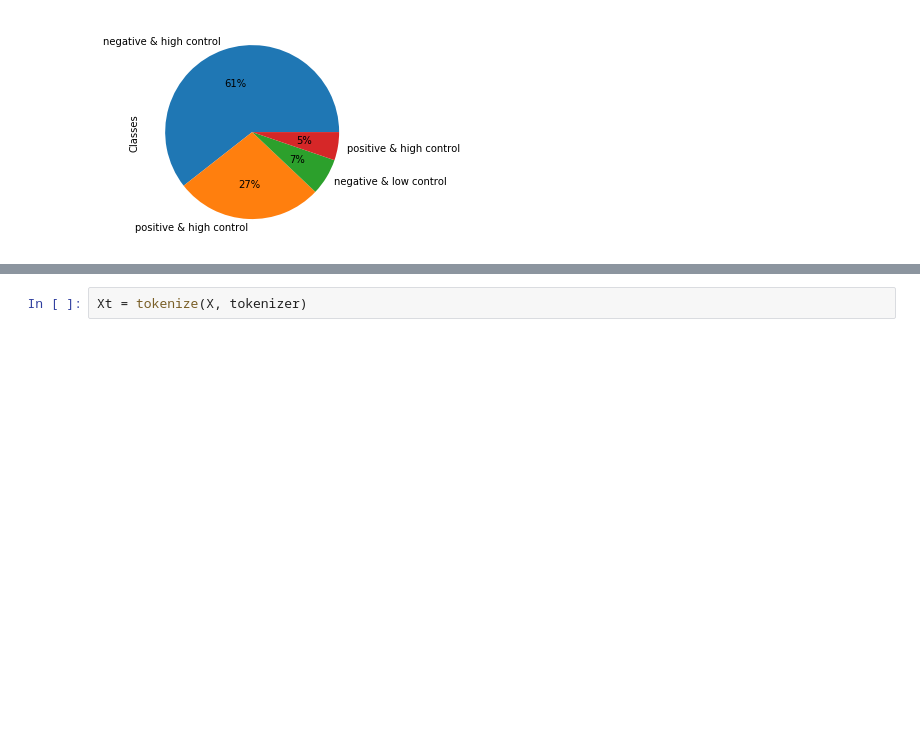
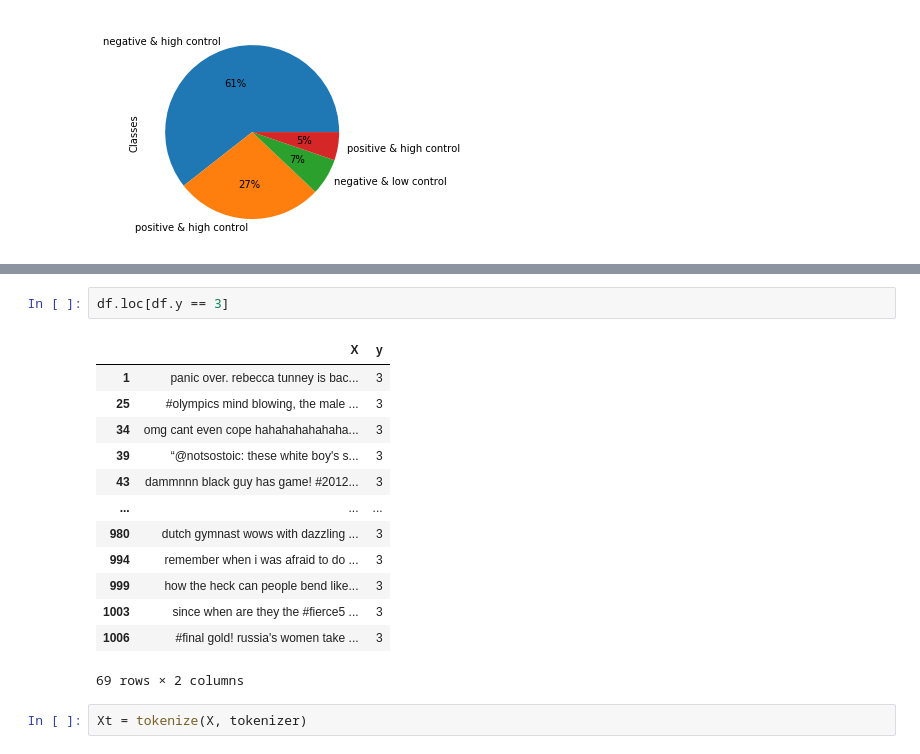
Before and after one commit to karabellyj/emoji-gpt2, a Jupyter notebook: notebooks/Olympic-experiments.ipynb, the cells around one changed output, grey strips where cells are left out. Saved outputs shown, nothing was run; the diff lists cells and outputs as text; blank space fills up the shorter version.

```diff
--- a/notebooks/Olympic-experiments.ipynb
+++ b/notebooks/Olympic-experiments.ipynb
@@ -115,3 +152,19 @@ Name: X, Length: 277, dtype: object
+# %%
+df.loc[df.y == 3]
+# %% [output]
+|  | X | y |
+| 1 | panic over. rebecca tunney is bac... | 3 |
+| 25 | #olympics mind blowing, the male ... | 3 |
+| 34 | omg cant even cope hahahahahahaha... | 3 |
+| 39 | “@notsostoic: these white boy's s... | 3 |
+| 43 | dammnnn black guy has game! #2012... | 3 |
+| ... | ... | ... |
+| 980 | dutch gymnast wows with dazzling ... | 3 |
+| 994 | remember when i was afraid to do ... | 3 |
+| 999 | how the heck can people bend like... | 3 |
+| 1003 | since when are they the #fierce5 ... | 3 |
+| 1006 | #final gold! russia's women take ... | 3 |
+69 rows × 2 columns
 # %%
 Xt = tokenize(X, tokenizer)
 # %%
```
Also changed, not shown: parts of 4 cells of this notebook.
